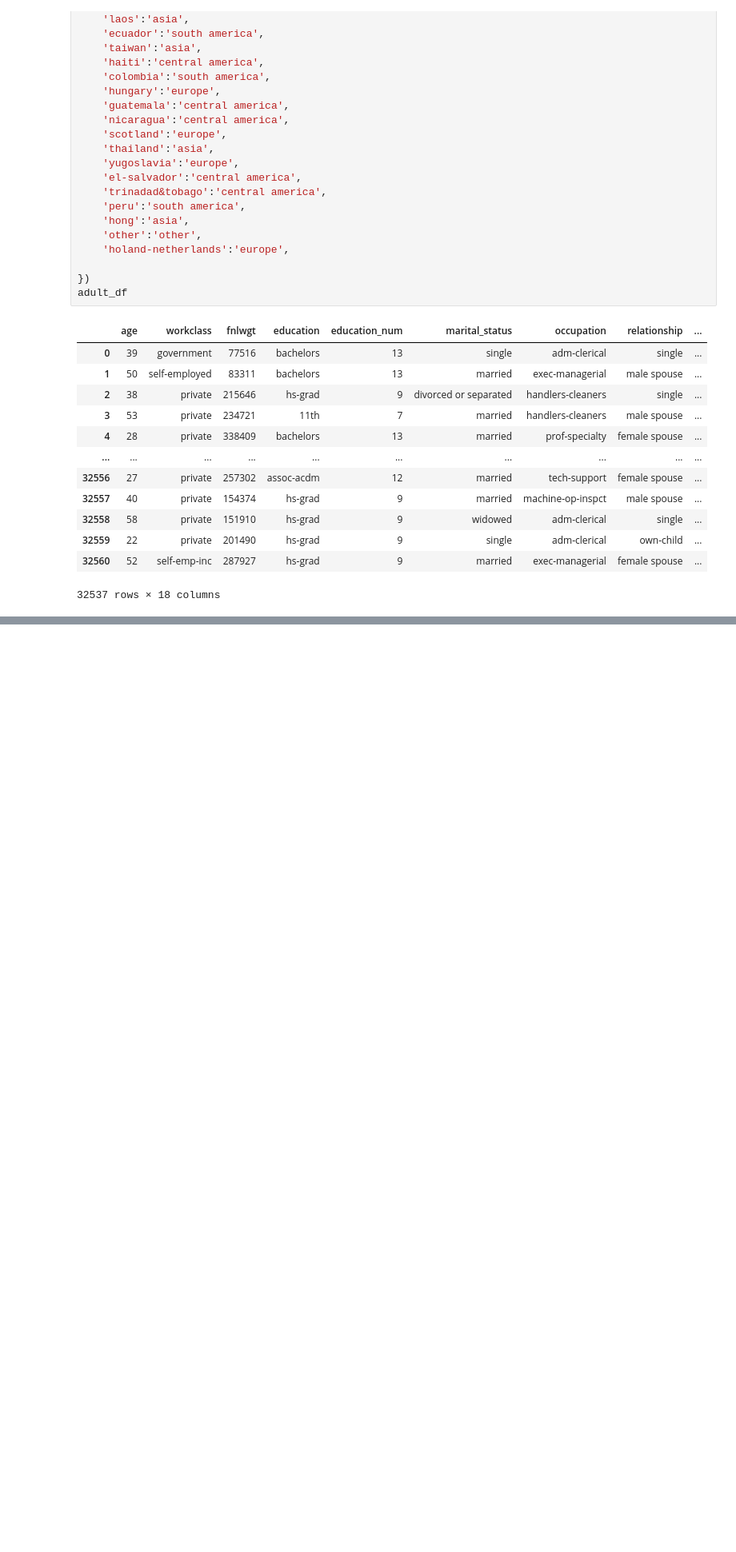
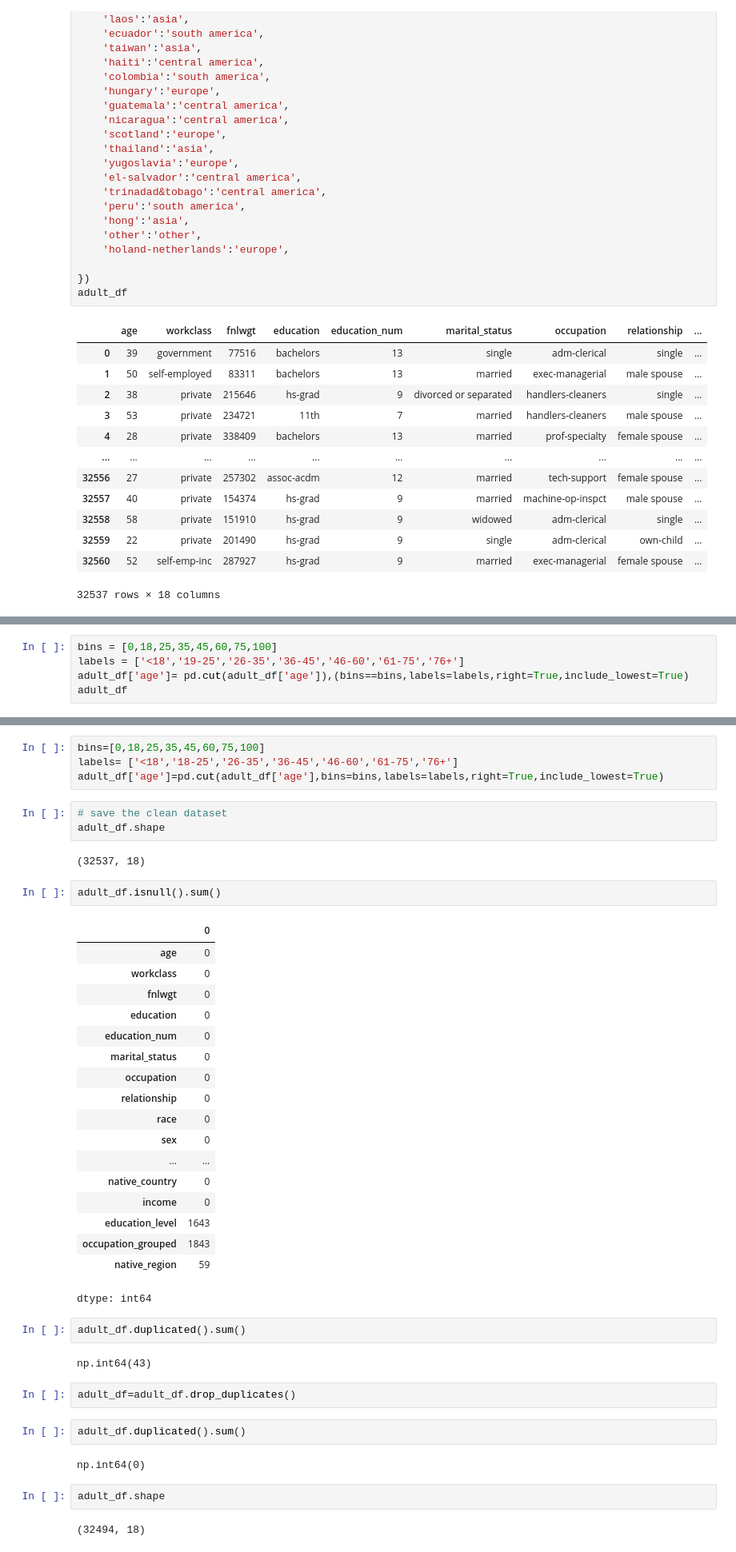
Before and after one commit to gemima123/Adult_income, a Jupyter notebook: notebooks/Data_cleaning.ipynb, the cells around one changed output, grey strips where cells are left out. Shown at 80% size. Cells and saved outputs as stored; diff of their text form; blank space fills up the shorter version.

Commit message:
added age groups and saved files

```diff
--- a/notebooks/Data_cleaning.ipynb
+++ b/notebooks/Data_cleaning.ipynb
@@ -479,0 +495,5 @@ files.download('cleaned_adult_data.csv')
+# %%
+bins = [0,18,25,35,45,60,75,100]
+labels = ['<18','19-25','26-35','36-45','46-60','61-75','76+']
+adult_df['age']= pd.cut(adult_df['age']),(bins==bins,labels=labels,right=True,include_lowest=True)
+adult_df
@@ -479,0 +510,44 @@ files.download('cleaned_adult_data.csv')
+# %%
+bins=[0,18,25,35,45,60,75,100]
+labels= ['<18','18-25','26-35','36-45','46-60','61-75','76+']
+adult_df['age']=pd.cut(adult_df['age'],bins=bins,labels=labels,right=True,include_lowest=True)
+# %%
+# save the clean dataset
+adult_df.shape
+# %% [output]
+(32537, 18)
+# %%
+adult_df.isnull().sum()
+# %% [output]
+|  | 0 |
+| age | 0 |
+| workclass | 0 |
+| fnlwgt | 0 |
+| education | 0 |
+| education_num | 0 |
+| marital_status | 0 |
+| occupation | 0 |
+| relationship | 0 |
+| race | 0 |
+| sex | 0 |
+| ... | ... |
+| native_country | 0 |
+| income | 0 |
+| education_level | 1643 |
+| occupation_grouped | 1843 |
+| native_region | 59 |
+dtype: int64
+# %%
+adult_df.duplicated().sum()
+# %% [output]
+np.int64(43)
+# %%
+adult_df=adult_df.drop_duplicates()
+# %%
+adult_df.duplicated().sum()
+# %% [output]
+np.int64(0)
+# %%
+adult_df.shape
+# %% [output]
+(32494, 18)
```
Also changed, not shown: parts of 7 cells of this notebook.
